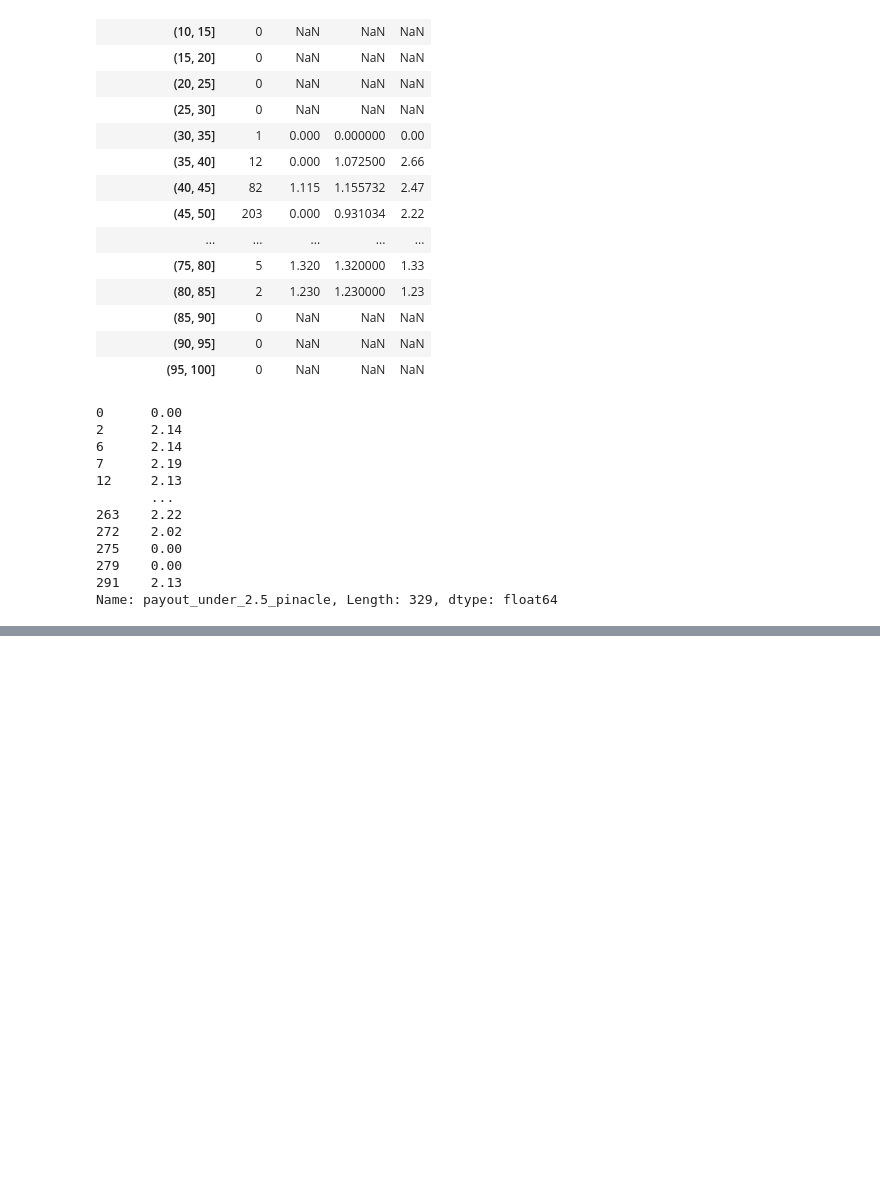
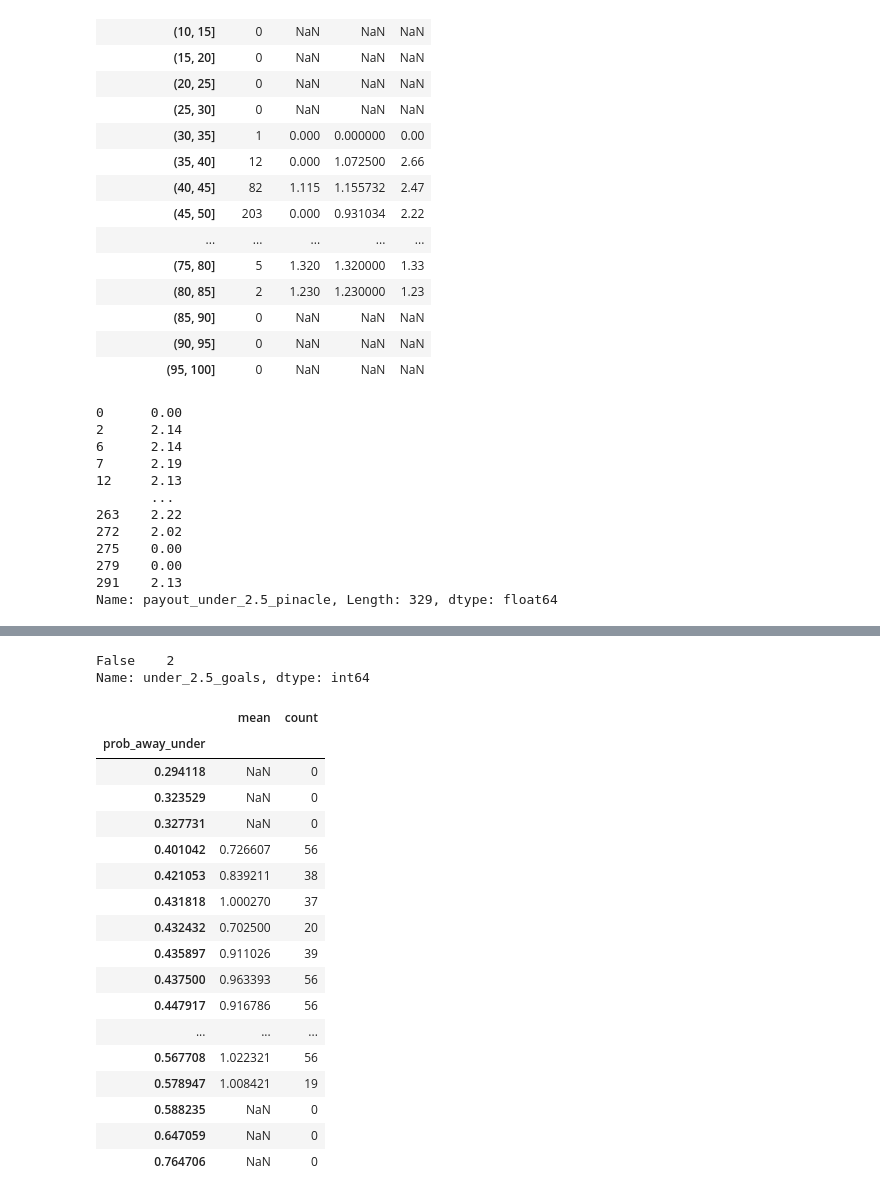
Before and after one commit to rafabertolace/OnThePitch, a Jupyter notebook: notebooks/Testing functions.ipynb, the cells around one changed output, grey strips where cells are left out. Saved outputs shown, nothing was run; the diff lists cells and outputs as text; code cells hidden in the pictures; blank space fills up the shorter version.

```diff
--- a/notebooks/Testing functions.ipynb
+++ b/notebooks/Testing functions.ipynb
@@ -294,0 +412,2 @@ for i in range(0, 2):
+# %%
+data['Date'] = pd.to_datetime(data['Date'])
@@ -294,0 +417,7 @@ for i in range(0, 2):
+# %%
+date = data['Date'].iloc[21]
+data[(data['HomeTeam'] == 'Goztep') & (data['Date'] < date)]
+data[(data['HomeTeam'] == 'Goztep') & (data['Date'] < date)]['under_2.5_goals'].value_counts()
+# %% [output]
+False    2
+Name: under_2.5_goals, dtype: int64
@@ -294,0 +440,51 @@ for i in range(0, 2):
+# %%
+lst3 = []
+lst4  = []
+for i, team in enumerate(data['AwayTeam']):
+    date = data['Date'].iloc[i]
+    total2 = len(data[(data['AwayTeam'] == team) & (data['Date'] < date)])
+    n_under_away2 = data[(data['AwayTeam'] == team) & (data['Date'] < date)]['under_2.5_goals'].value_counts()
+    try:
+        lst3.append(1/(n_under_away2[1] / total2))
+        lst4.append(n_under_away2[1] / total2)
+    except:
+        lst3.append(np.nan)
+        lst4.append(np.nan)
+
+data['odds_away_under'] = lst3
+data['prob_away_under'] = lst4
+# %%
+# Does Pinnacle pays better than the market feature
+data['PC<2.5_is_better_than_AvgC'] = data['PC<2.5']>data['AvgC<2.5']
+data['PC>2.5_is_better_than_AvgC'] = data['PC>2.5']>data['AvgC>2.5']
+
+
+
+
+
+16h06
+# binned OVER 2.5 Pinacle
+new_view = data.groupby('prob_away_under')['payout_under_2.5_pinacle_closing'].agg(['mean','count'])
+new_view
+# %%
+new_view = data.groupby('prob_away_under')['payout_under_2.5'].agg(['mean','count'])
+new_view
+# %% [output]
+|  | mean | count |
+| prob_away_under |  |  |
+| 0.294118 | NaN | 0 |
+| 0.323529 | NaN | 0 |
+| 0.327731 | NaN | 0 |
+| 0.401042 | 0.726607 | 56 |
+| 0.421053 | 0.839211 | 38 |
+| 0.431818 | 1.000270 | 37 |
+| 0.432432 | 0.702500 | 20 |
+| 0.435897 | 0.911026 | 39 |
+| 0.437500 | 0.963393 | 56 |
+| 0.447917 | 0.916786 | 56 |
+| ... | ... | ... |
+| 0.567708 | 1.022321 | 56 |
+| 0.578947 | 1.008421 | 19 |
+| 0.588235 | NaN | 0 |
+| 0.647059 | NaN | 0 |
+| 0.764706 | NaN | 0 |
```
Also changed, not shown: parts of 43 cells of this notebook, 1 other file.
